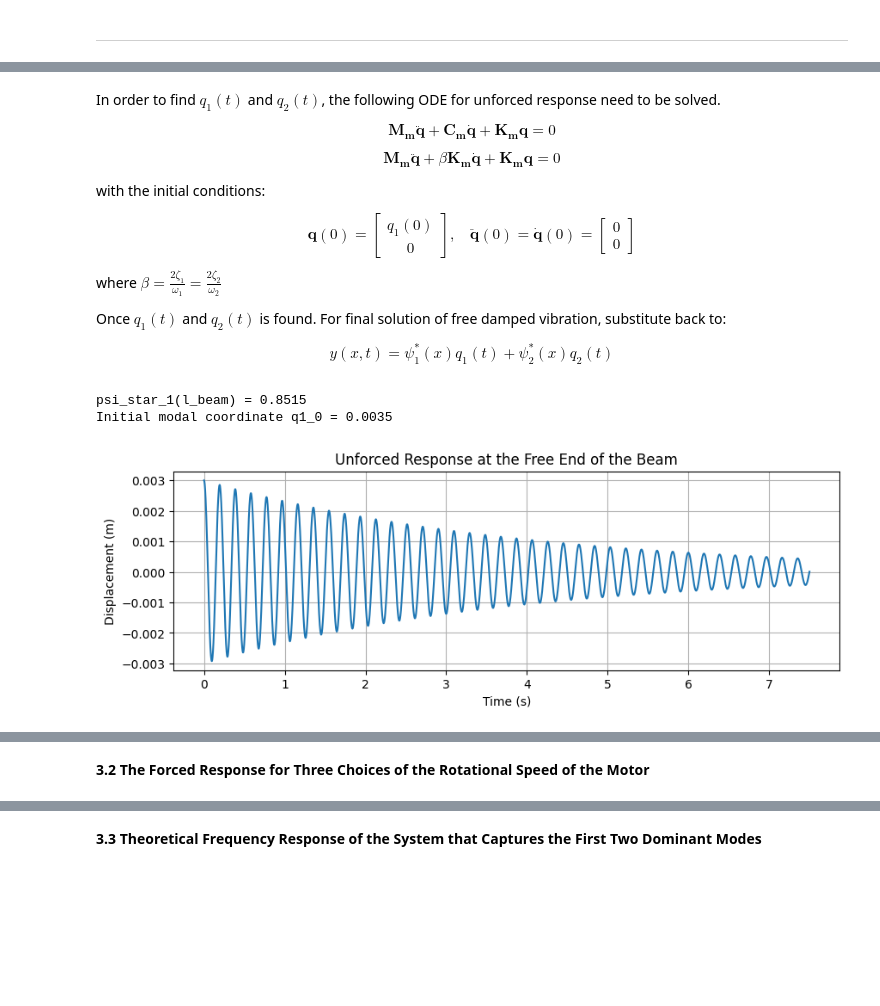
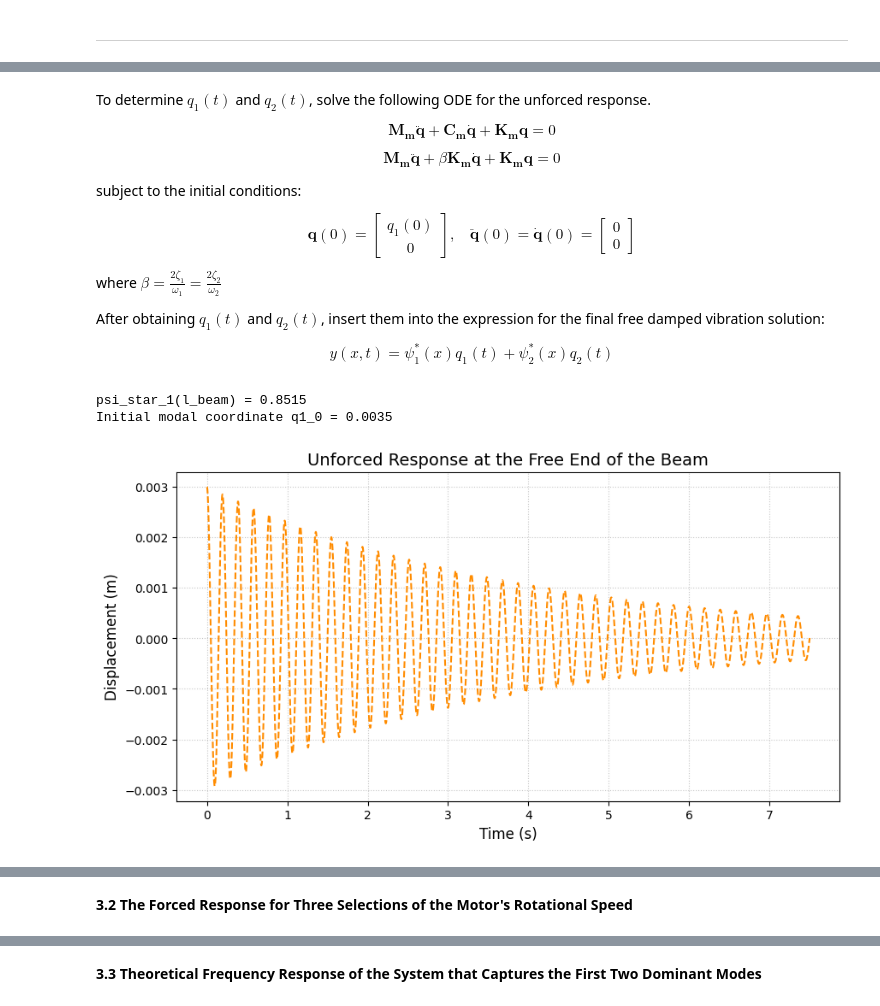
Before and after one commit to tharindu33333/ME421-Mechanical-Systems-Lab-A2, a Jupyter notebook: Vibration/E_20_103_Vibration.ipynb, the cells around one changed output, grey strips where cells are left out. Saved outputs shown, nothing was run; the diff lists cells and outputs as text; code cells hidden in the pictures; blank space fills up the shorter version.

```diff
--- a/Vibration/E_20_103_Vibration.ipynb
+++ b/Vibration/E_20_103_Vibration.ipynb
@@ -882,7 +881,7 @@ $$
 q_2(0) = 0 \,\,\,\,\,\,\,\,\, \Rightarrow \,\,\,\,\,\,\,\,\, q_1(0) = \frac{y_o}{\psi_1^*({l_{beam})}}
 $$
 # %% [markdown]
-In order to find $q_1(t)$ and $q_2(t)$, the following ODE for unforced response need to be solved.
+To determine $q_1(t)$ and $q_2(t)$, solve the following ODE for the unforced response.
 
 $$
 \mathbf{M_m}\mathbf{\ddot{q}} +\mathbf{C_m}\mathbf{\dot{q}} + \mathbf{K_m}\mathbf{q} = 0
@@ -892,7 +891,7 @@ $$
 \mathbf{M_m}\mathbf{\ddot{q}} +\beta\mathbf{K_m}\mathbf{\dot{q}} + \mathbf{K_m}\mathbf{q} = 0
 $$
 
-with the initial conditions:
+subject to the initial conditions:
 
 $$
 \mathbf{q}(0) =
@@ -909,7 +908,7 @@ $$
 
 where $\beta = \frac{2 \zeta_1}{\omega_1} =  \frac{2 \zeta_2}{\omega_2}$
 
-Once $q_1(t)$ and $q_2(t)$ is found. For final solution of free damped vibration, substitute back to:
+After obtaining $q_1(t)$ and $q_2(t)$, insert them into the expression for the final free damped vibration solution:
 
 $$
 y(x,t) = \psi_1^*(x) q_1(t) + \psi_2^*(x) q_2(t)
@@ -981,28 +980,28 @@ q2h_t = solution[:, 1]
 # %%
 # =============== Damped Natural Response at Free End ================
 z1_t = np.zeros_like(t)
 z2_t = np.zeros_like(t)
 
 for i in range(len(t)):
     q_vector = np.array([q1h_t[i], q2h_t[i]])
     z_vector = Phi @ q_vector
     z1_t[i] = z_vector[0]
     z2_t[i] = z_vector[1]
 
 psi1_l_beam = psi(l_beam, beta1, l_beam, E*I, k_theta)
 psi2_l_beam = psi(l_beam, beta2, l_beam, E*I, k_theta)
 
 y_l_beam_t = z1_t * psi1_l_beam + z2_t * psi2_l_beam
 
-plt.figure(figsize=(10, 3))
-plt.plot(t, y_l_beam_t)
-plt.xlabel('Time (s)')
-plt.ylabel('Displacement (m)')
-plt.title('Unforced Response at the Free End of the Beam')
-plt.grid(True)
+plt.figure(figsize=(10, 5)) # Adjusted figure size for better appearance
+plt.plot(t, y_l_beam_t, color='darkorange', linestyle='--', linewidth=1.5) # Changed color, linestyle, and linewidth
+plt.xlabel('Time (s)', fontsize=12)
+plt.ylabel('Displacement (m)', fontsize=12)
+plt.title('Unforced Response at the Free End of the Beam', fontsize=14)
+plt.grid(True, linestyle=':', alpha=0.7) # Added a more subtle grid
 plt.show()
 # %% [output]
-[figure, old version]
+[figure, new version]
 # %%
 # =============== Animated Beam Response y(x,t) ================
 # Initialize a 2D array to store displacement values over time and space.
@@ -1073,5 +1072,5 @@ HTML(animation.to_html5_video()) # Use Colab Notebook
 # %% [output]
 [interactive output not drawn]
 # %% [markdown]
-**3.2 The Forced Response for Three Choices of the Rotational Speed of the Motor**
+**3.2 The Forced Response for Three Selections of the Motor's Rotational Speed**
 # %% [markdown]
```
Also changed, not shown: parts of 42 cells of this notebook.
